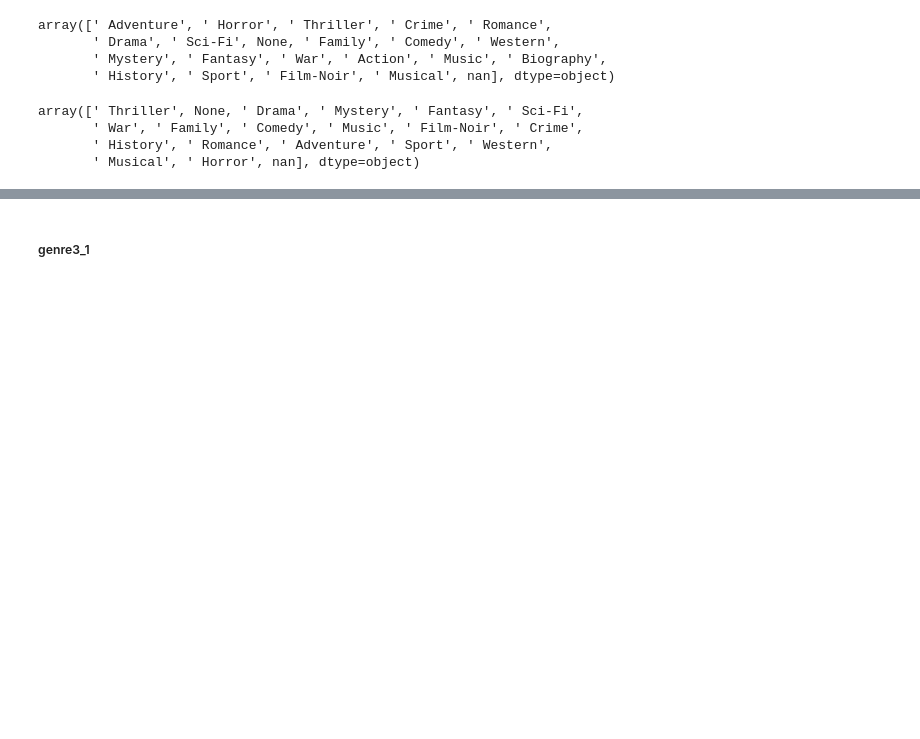
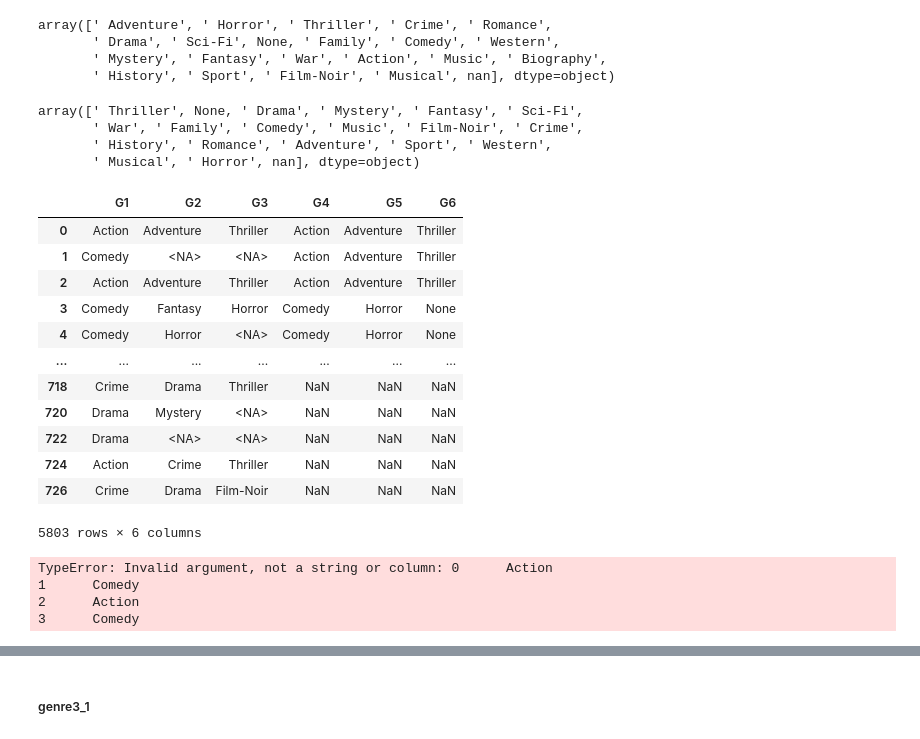
Before and after one commit to mnpoliti/movies, a Jupyter notebook: notebooks/final_dataset.ipynb, the cells around one changed output, grey strips where cells are left out. Saved outputs shown, nothing was run; the diff lists cells and outputs as text; code cells hidden in the pictures; blank space fills up the shorter version.

```diff
--- a/notebooks/final_dataset.ipynb
+++ b/notebooks/final_dataset.ipynb
@@ -978,0 +983,28 @@ genre2_1.G6 = genre2_1['G6'].str.replace(' ', '')
+# %%
+g = pd.concat([genre1_1.G1,genre1_1.G2,genre1_1.G3,genre2_1.G4,genre2_1.G5,genre2_1.G6], axis=1)
+g
+# %% [output]
+|  | G1 | G2 | G3 | G4 | G5 | G6 |
+| 0 | Action | Adventure | Thriller | Action | Adventure | Thriller |
+| 1 | Comedy | <NA> | <NA> | Action | Adventure | Thriller |
+| 2 | Action | Adventure | Thriller | Action | Adventure | Thriller |
+| 3 | Comedy | Fantasy | Horror | Comedy | Horror | None |
+| 4 | Comedy | Horror | <NA> | Comedy | Horror | None |
+| ... | ... | ... | ... | ... | ... | ... |
+| 718 | Crime | Drama | Thriller | NaN | NaN | NaN |
+| 720 | Drama | Mystery | <NA> | NaN | NaN | NaN |
+| 722 | Drama | <NA> | <NA> | NaN | NaN | NaN |
+| 724 | Action | Crime | Thriller | NaN | NaN | NaN |
+| 726 | Crime | Drama | Film-Noir | NaN | NaN | NaN |
+5803 rows × 6 columns
+# %%
+df_1 =  F.array_join(
+        F.array_union(g.G1, g.G4),
+        ","
+    ).alias("merged")
+df1
+# %% [output]
+TypeError: Invalid argument, not a string or column: 0      Action
+1      Comedy
+2      Action
+3      Comedy
```
Also changed, not shown: parts of 9 cells of this notebook.
